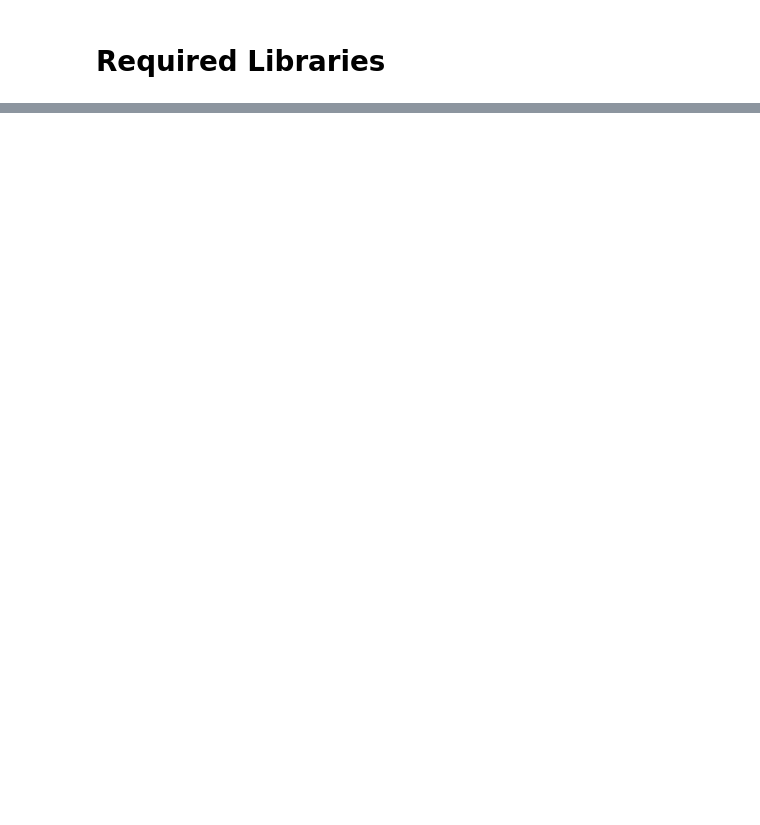
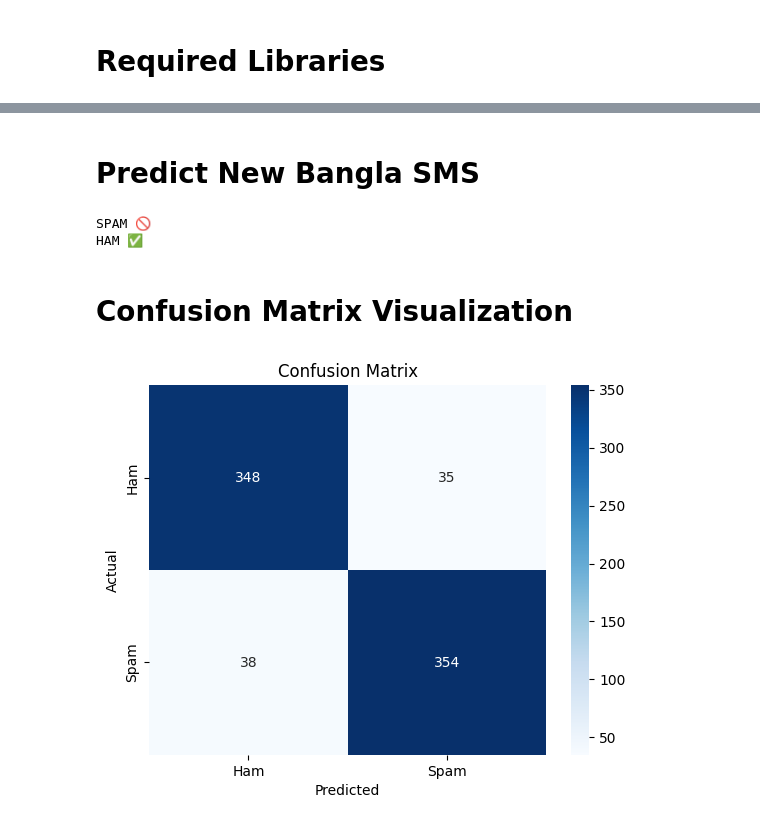
Before and after one commit to ohidulalam66/Bangla-SMS-Spam-and-Ham-Text-Classification-using-NLP, a Jupyter notebook: main.ipynb, the cells around one changed output, grey strips where cells are left out. Cells and saved outputs as stored; diff of their text form; code cells hidden in the pictures; blank space fills up the shorter version.

```diff
--- a/main.ipynb
+++ b/main.ipynb
@@ -69,0 +117,10 @@ df.reset_index(drop=True, inplace=True)
+# %%
+from sklearn.feature_extraction.text import TfidfVectorizer
+
+vectorizer = TfidfVectorizer(
+    ngram_range=(1,2),
+    max_features=5000
+)
+
+X_train_vec = vectorizer.fit_transform(X_train)
+X_test_vec = vectorizer.transform(X_test)
@@ -69,0 +129,5 @@ df.reset_index(drop=True, inplace=True)
+# %%
+from sklearn.naive_bayes import MultinomialNB
+
+model = MultinomialNB()
+model.fit(X_train_vec, y_train)
@@ -69,0 +138,10 @@ df.reset_index(drop=True, inplace=True)
+# %%
+from sklearn.metrics import classification_report, confusion_matrix
+
+y_pred = model.predict(X_test_vec)
+
+print("Classification Report:\n")
+print(classification_report(y_test, y_pred))
+
+print("Confusion Matrix:\n")
+print(confusion_matrix(y_test, y_pred))
@@ -69,0 +164,33 @@ df.reset_index(drop=True, inplace=True)
+# %% [markdown]
+# Predict New Bangla SMS
+# %%
+def predict_sms(text):
+    text_vec = vectorizer.transform([text])
+    prediction = model.predict(text_vec)[0]
+    return "SPAM 🚫" if prediction == 1 else "HAM ✅"
+
+
+# Example tests
+print(predict_sms("আপনি ১০,০০০ টাকা লটারি জিতেছেন এখনই যোগাযোগ করুন"))
+print(predict_sms("আজকে বাসায় ফিরতে একটু দেরি হবে"))
+# %% [output]
+SPAM 🚫
+HAM ✅
+# %% [markdown]
+# Confusion Matrix Visualization
+# %%
+import seaborn as sns
+import matplotlib.pyplot as plt
+
+cm = confusion_matrix(y_test, y_pred)
+
+sns.heatmap(cm, annot=True, fmt="d", cmap="Blues",
+            xticklabels=["Ham", "Spam"],
+            yticklabels=["Ham", "Spam"])
+
+plt.xlabel("Predicted")
+plt.ylabel("Actual")
+plt.title("Confusion Matrix")
+plt.show()
+# %% [output]
+[figure, added]
```
Also changed, not shown: parts of 12 cells of this notebook, 2 other files.
